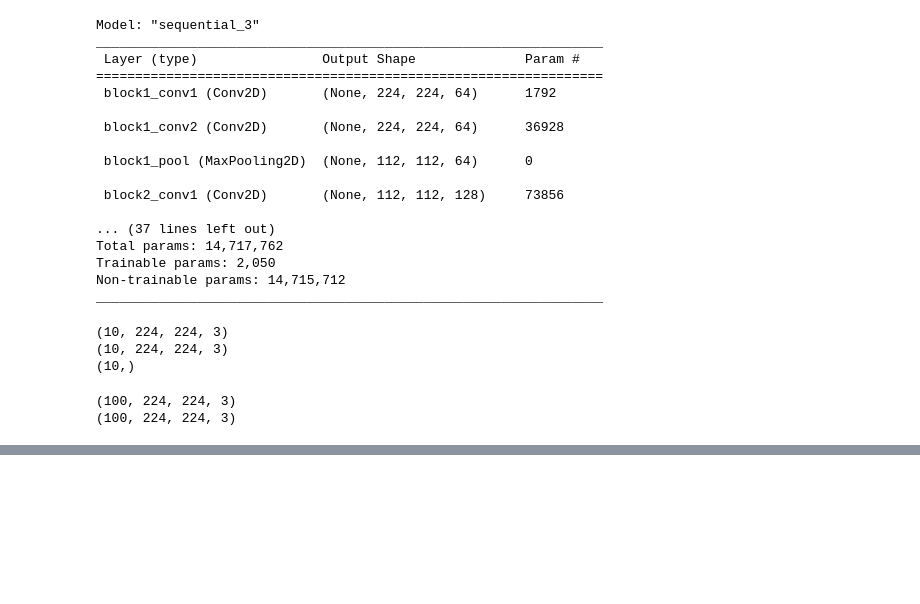
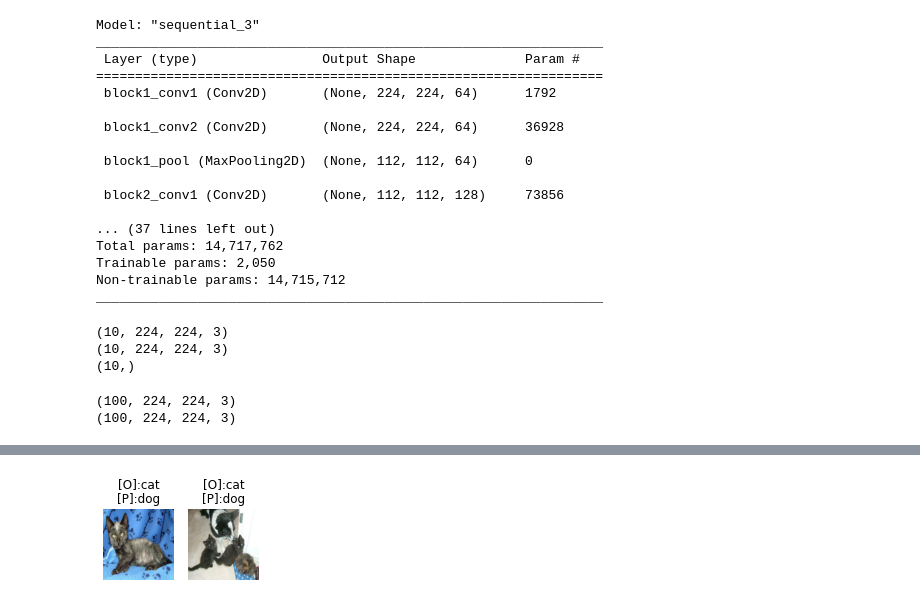
Before and after one commit to zera888/tibaml1027, a Jupyter notebook: transfer_learning.ipynb, the cells around one changed output, grey strips where cells are left out. Drawn from its saved outputs; the diff is of its cells as text; code cells hidden in the pictures; blank space fills up the shorter version.

```diff
--- a/transfer_learning.ipynb
+++ b/transfer_learning.ipynb
@@ -123,4 +123,5 @@ for i in range(50):
     print("validate:", result)
     print("-" * 15, i, "end", "-" * 15)
 # %%
-pre = model.predict(xt)
+pre = model.predict(xt).argmax(axis=1)
+model.evaluate(xt, yt)
@@ -127,18 +131,21 @@ pre = model.predict(xt)
 # %%
 import numpy as np
 # 找出True(預測錯誤)的位置
-idx = np.nonzero(pre != y_test_1d)[0]
+idx = np.nonzero(pre != yt)[0]
 idx = idx[:200]
-pre_false_label = y_test_1d[idx]
+pre_false_label = yt[idx]
 pre_false_pre = pre[idx]
-pre_false_img = x_test[idx]
-
-plt.figure(figsize=(15, 45))
+pre_false_img = xt_ori[idx]
+# !
+trans = ["dog", "cat"]
+plt.figure(figsize=(15, 5))
 width = 10
 height = len(idx) // width + 1
 for i in range(len(idx)):
     plt.subplot(height, width, i+1)
     t = "[O]:{}\n[P]:{}".format(trans[pre_false_label[i]], trans[pre_false_pre[i]])
     plt.title(t)
     plt.axis("off")
     plt.imshow(pre_false_img[i])
+# %% [output]
+[figure, added]
```
Also changed, not shown: parts of 2 cells of this notebook.
